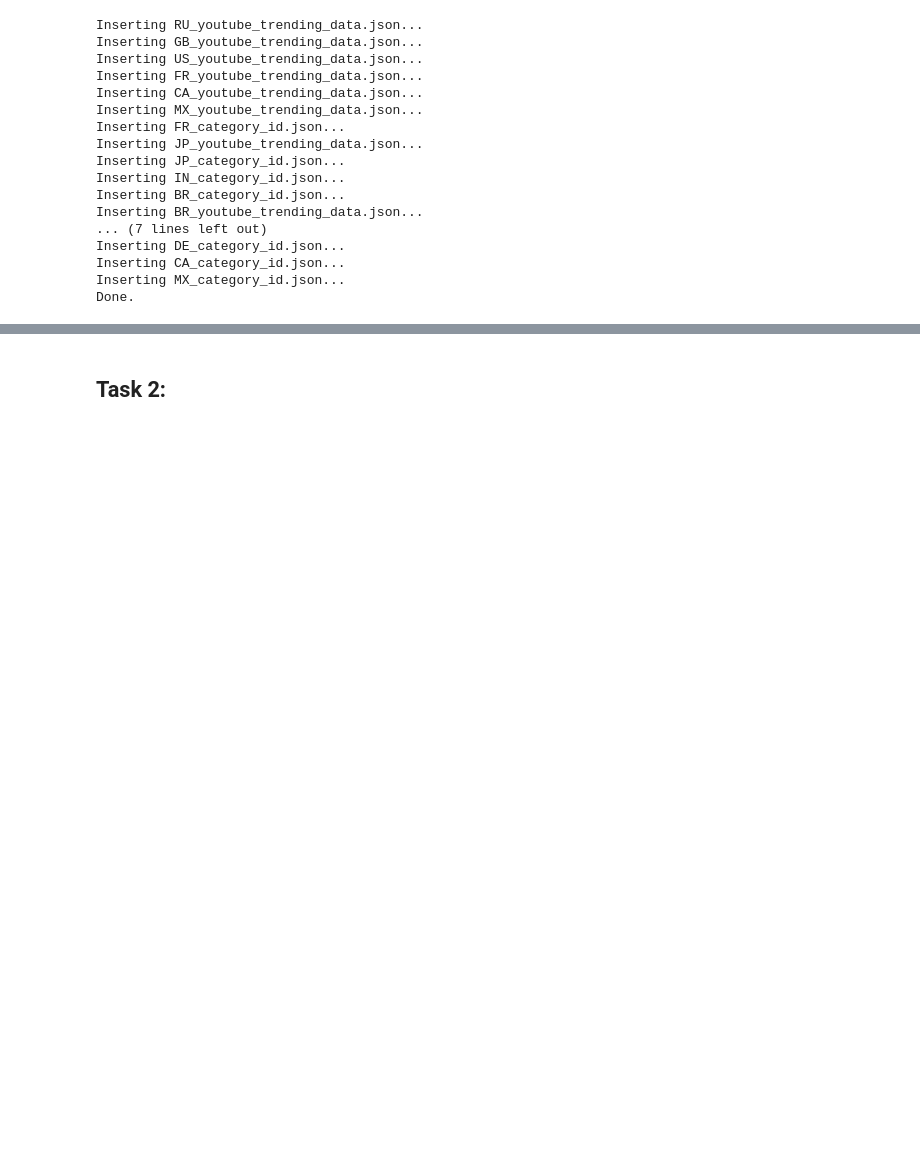
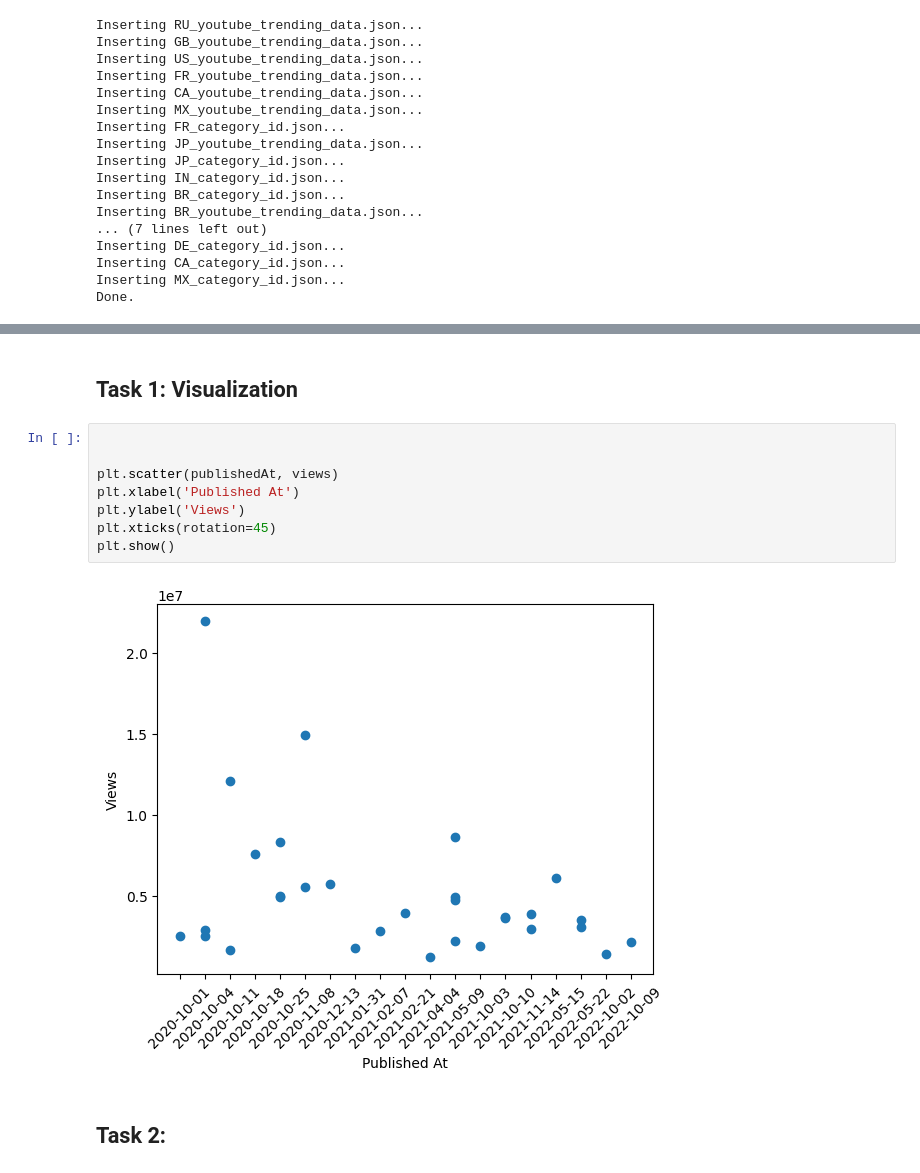
Before and after one commit to AlexandrosMaragkakis/Youtube_data_analysis, a Jupyter notebook: BigDataManagement - Project #2.ipynb, the cells around one changed output, grey strips where cells are left out. Saved outputs shown, nothing was run; the diff lists cells and outputs as text; blank space fills up the shorter version.

```diff
--- a/BigDataManagement - Project #2.ipynb
+++ b/BigDataManagement - Project #2.ipynb
@@ -63,3 +116,15 @@ Task 1:
+# %% [markdown]
+## Task 1: Visualization
+# %%
+
+
+plt.scatter(publishedAt, views)
+plt.xlabel('Published At')
+plt.ylabel('Views')
+plt.xticks(rotation=45)
+plt.show()
+# %% [output]
+[figure, added]
 # %% [markdown]
 ## Task 2:
 # %%
```
Also changed, not shown: parts of 10 cells of this notebook, 4 other files.
